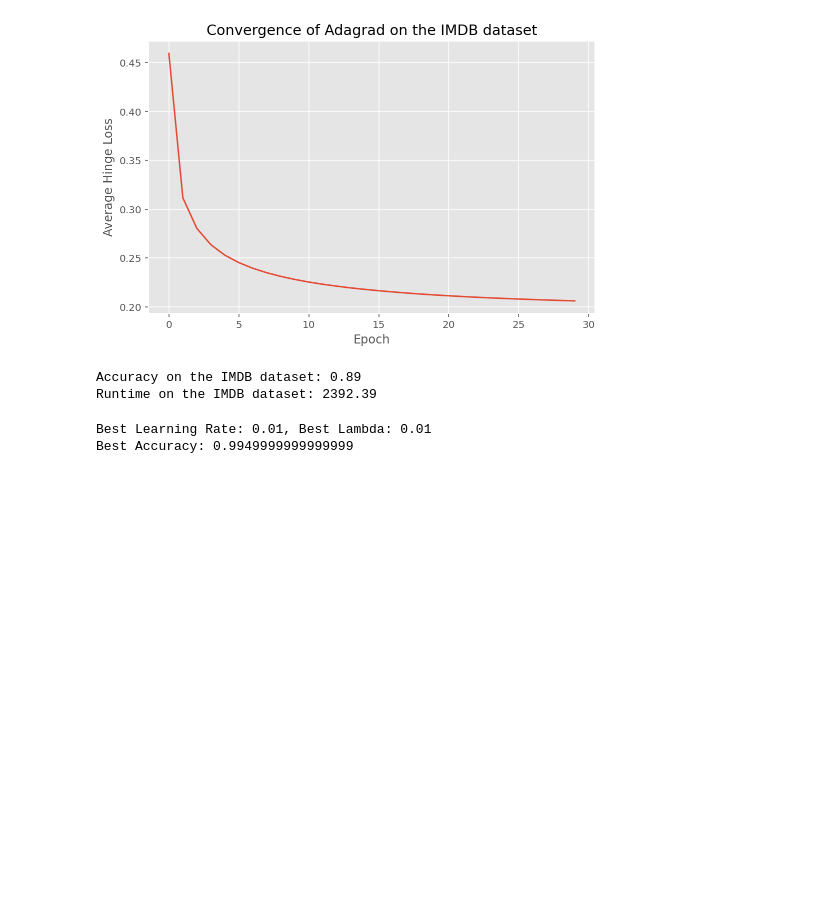
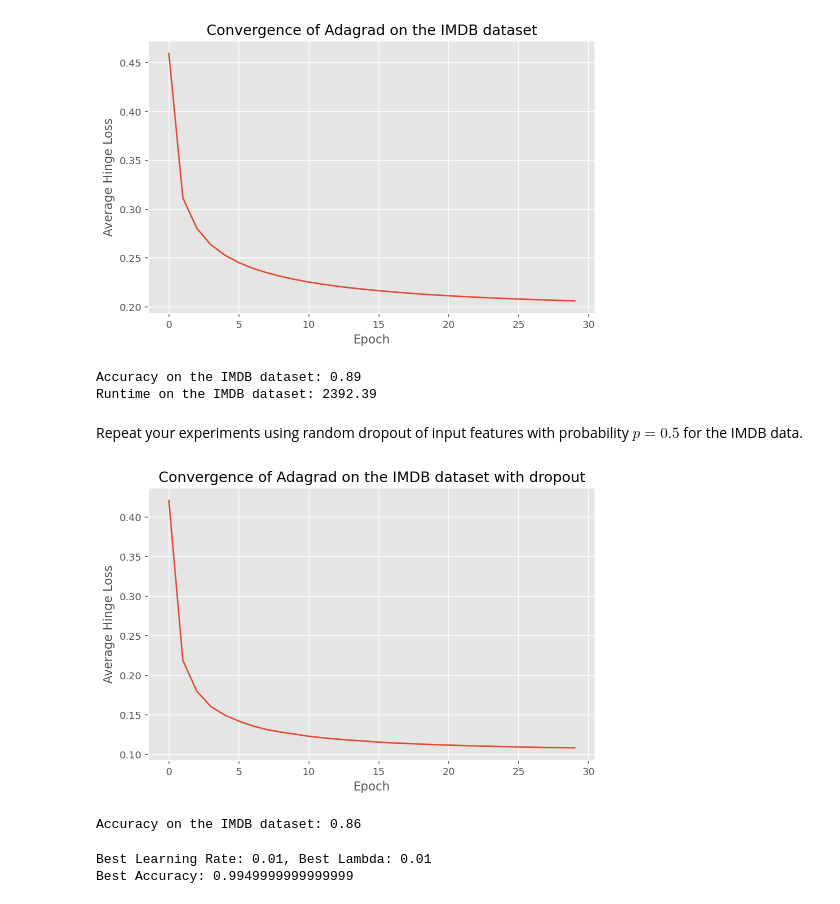
Before and after one commit to linglingec/large-scale-svm, a Jupyter notebook: test.ipynb, the cells around one changed output. Cells and saved outputs as stored; diff of their text form; code cells hidden in the pictures; blank space fills up the shorter version.

```diff
--- a/test.ipynb
+++ b/test.ipynb
@@ -321,6 +321,35 @@ print(f"Runtime on the IMDB dataset: {runtime:.2f}")
 [figure]
 Accuracy on the IMDB dataset: 0.89
 Runtime on the IMDB dataset: 2392.39
+# %% [markdown]
+Repeat your experiments using random dropout of input features with probability $p = 0.5$ for the IMDB data.
+# %%
+# Generate a boolean mask
+np.random.seed(420)
+mask = np.random.rand(X_train_val_imdb.shape[1]) < 0.5
+# Use the mask to select columns
+X_train_val_imdb_dropout = X_train_val_imdb[:, mask]
+# %%
+# Fit the model on the data with dropout
+model = LinearSVM(lambda_=best_params[1])
+optimizer = Adagrad(learning_rate=best_params[0])
+
+loss = model.fit(X_train_val_imdb_dropout, y_train_val_imdb, optimizer, n_epochs=30, batch_size=10)
+
+test_pred = model.predict(X_test_imdb_scaled)
+accuracy = accuracy_score(y_test_imdb, test_pred)
+
+# Plotting convergence
+plt.plot(loss)
+plt.title('Convergence of Adagrad on the IMDB dataset with dropout')
+plt.xlabel('Epoch')
+plt.ylabel('Average Hinge Loss')
+plt.show()
+
+print(f"Accuracy on the IMDB dataset: {accuracy:.2f}")
+# %% [output]
+[figure, added]
+Accuracy on the IMDB dataset: 0.86
 # %%
 # End of the 2nd task
 # %%
```
